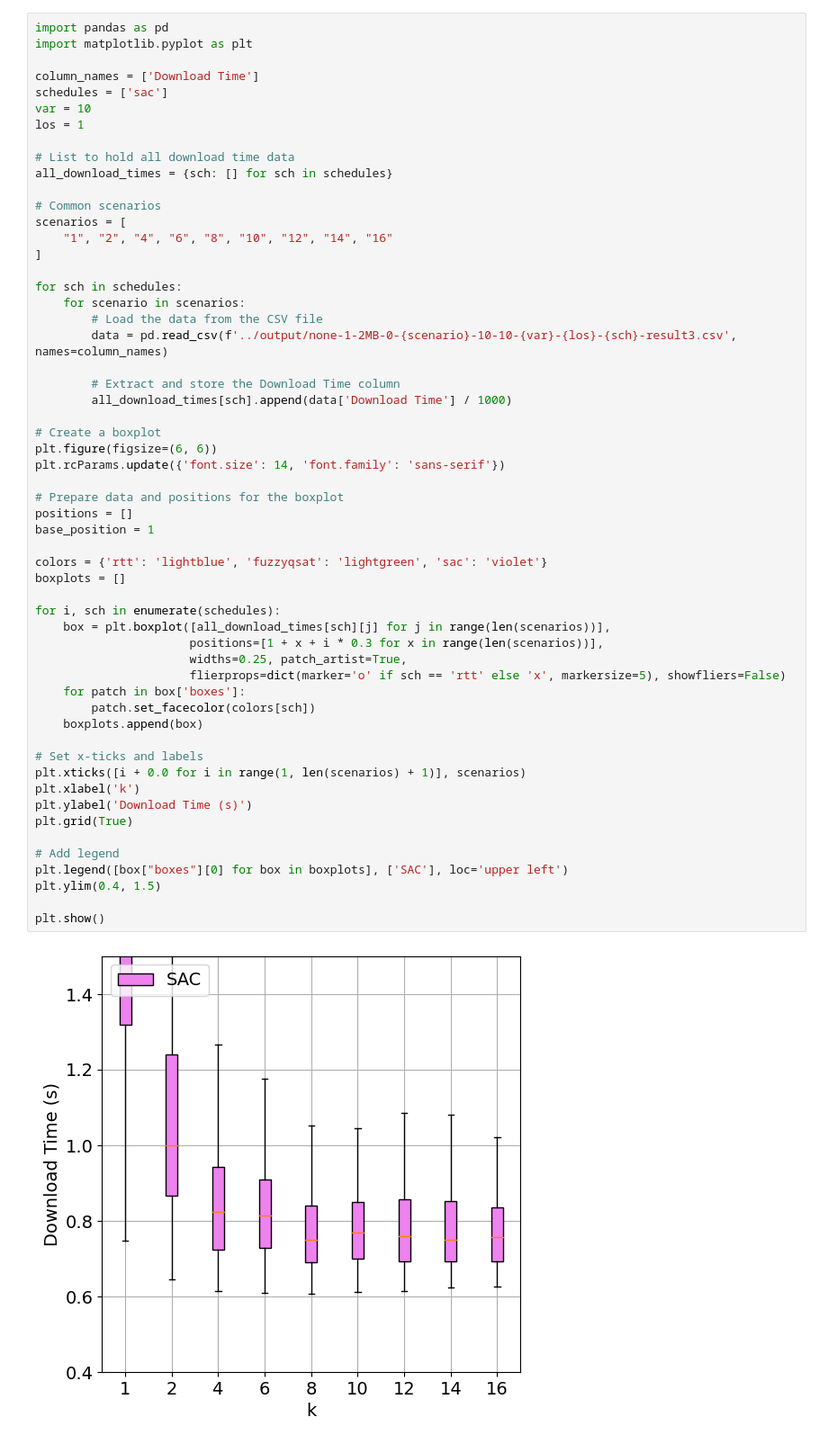
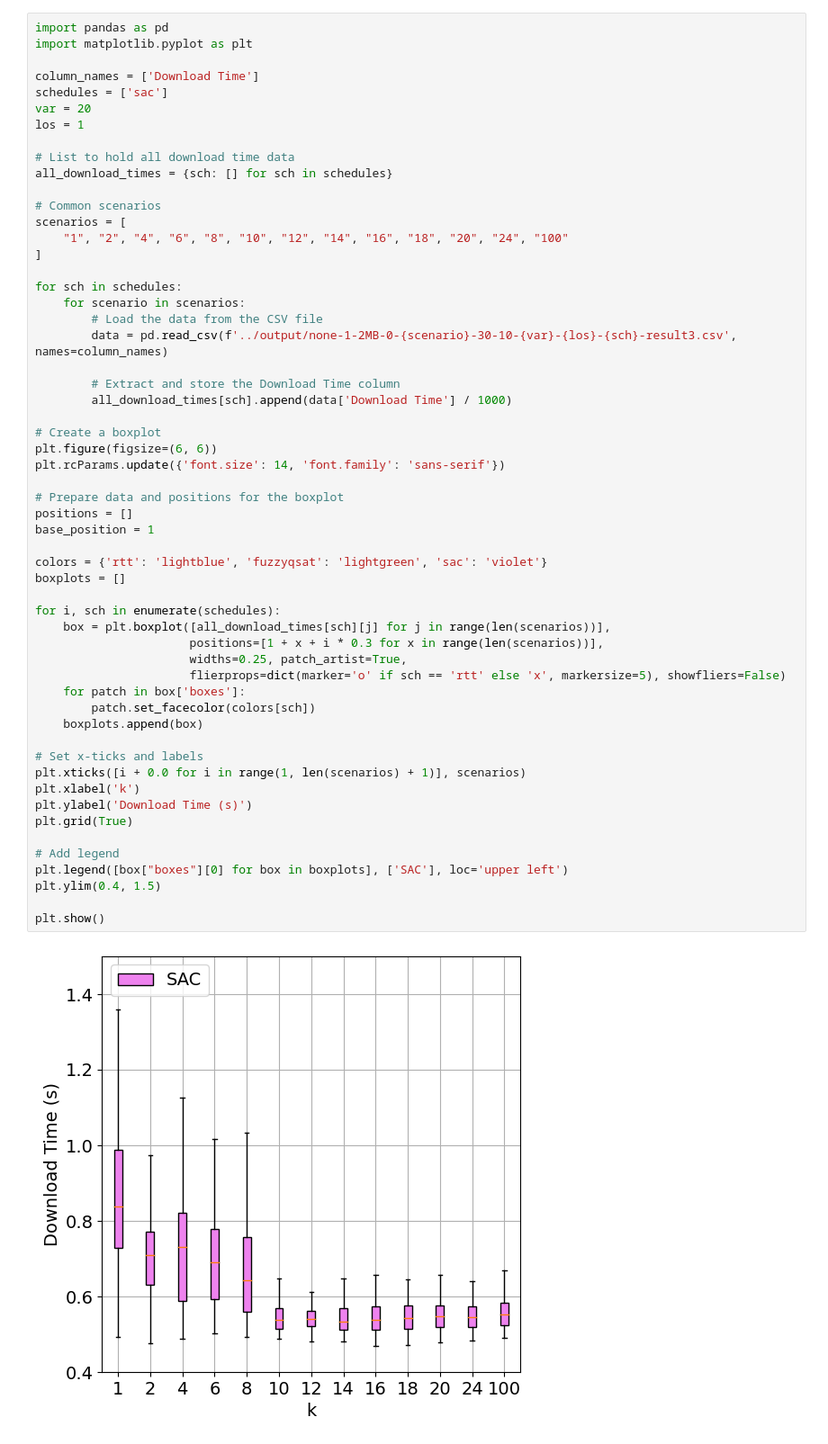
Before and after one commit to quic-vn/mpquic-drl, a Jupyter notebook: simulationFileServer/statistic/plot-compare1-statistic.ipynb, the cells around one changed output. Shown: that part at 90% size. Drawn from its saved outputs; the diff is of its cells as text.

```diff
--- a/simulationFileServer/statistic/plot-compare1-statistic.ipynb
+++ b/simulationFileServer/statistic/plot-compare1-statistic.ipynb
@@ -120,7 +358,7 @@ import matplotlib.pyplot as plt
 
 column_names = ['Download Time']
 schedules = ['sac']
-var = 10
+var = 20
 los = 1
 
 # List to hold all download time data
@@ -128,13 +366,13 @@ all_download_times = {sch: [] for sch in schedules}
 
 # Common scenarios
 scenarios = [
-    "1", "2", "4", "6", "8", "10", "12", "14", "16"
+    "1", "2", "4", "6", "8", "10", "12", "14", "16", "18", "20", "24", "100"
 ]
 
 for sch in schedules:
     for scenario in scenarios:
         # Load the data from the CSV file
-        data = pd.read_csv(f'../output/none-1-2MB-0-{scenario}-10-10-{var}-{los}-{sch}-result3.csv', names=column_names)
+        data = pd.read_csv(f'../output/none-1-2MB-0-{scenario}-30-10-{var}-{los}-{sch}-result3.csv', names=column_names)
 
         # Extract and store the Download Time column
         all_download_times[sch].append(data['Download Time'] / 1000)
@@ -144,31 +382,31 @@ plt.figure(figsize=(6, 6))
 plt.rcParams.update({'font.size': 14, 'font.family': 'sans-serif'})
 
 # Prepare data and positions for the boxplot
 positions = []
 base_position = 1
 
 colors = {'rtt': 'lightblue', 'fuzzyqsat': 'lightgreen', 'sac': 'violet'}
 boxplots = []
 
 for i, sch in enumerate(schedules):
     box = plt.boxplot([all_download_times[sch][j] for j in range(len(scenarios))],
                       positions=[1 + x + i * 0.3 for x in range(len(scenarios))],
                       widths=0.25, patch_artist=True,
                       flierprops=dict(marker='o' if sch == 'rtt' else 'x', markersize=5), showfliers=False)
     for patch in box['boxes']:
         patch.set_facecolor(colors[sch])
     boxplots.append(box)
 
 # Set x-ticks and labels
 plt.xticks([i + 0.0 for i in range(1, len(scenarios) + 1)], scenarios)
 plt.xlabel('k')
 plt.ylabel('Download Time (s)')
 plt.grid(True)
 
 # Add legend
 plt.legend([box["boxes"][0] for box in boxplots], ['SAC'], loc='upper left')
 plt.ylim(0.4, 1.5)
 
 plt.show()
 # %% [output]
-[figure, old version]
+[figure, new version]
```
Also changed, not shown: parts of 6 cells of this notebook, 20 other files.
